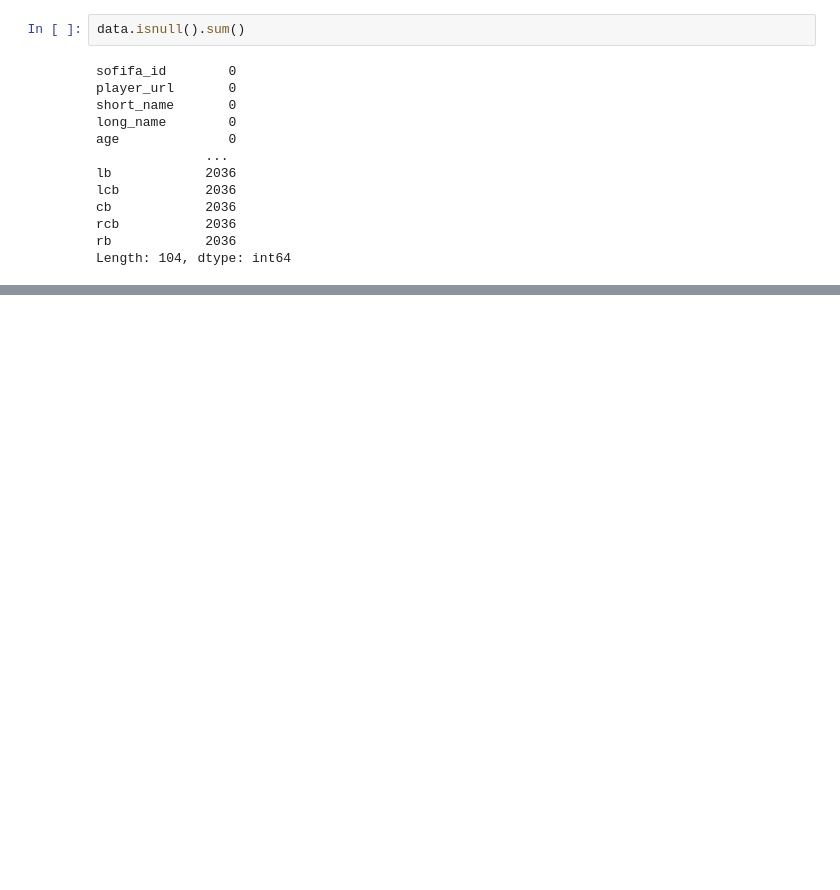
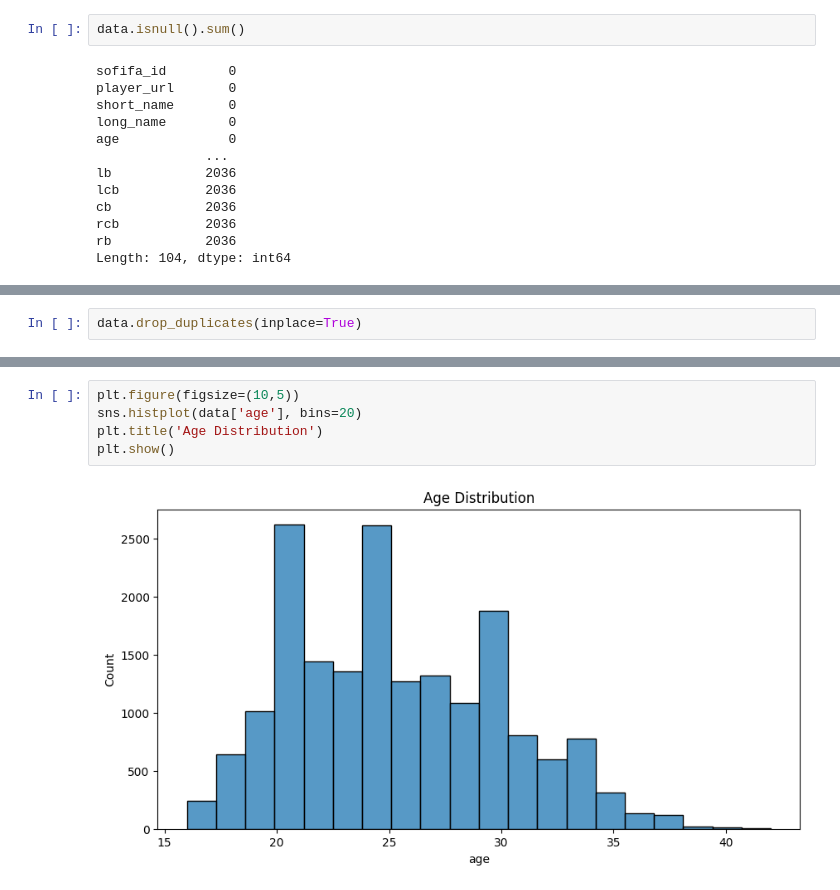
Before and after one commit to Govind99603/Fifa20, a Jupyter notebook: Fifa20.ipynb, the cells around one changed output, grey strips where cells are left out. Saved outputs shown, nothing was run; the diff lists cells and outputs as text; blank space fills up the shorter version.

```diff
--- a/Fifa20.ipynb
+++ b/Fifa20.ipynb
@@ -56,0 +44,2 @@ data.describe()
+# %%
+data.drop_duplicates(inplace=True)
@@ -56,0 +76,7 @@ data.describe()
+# %%
+plt.figure(figsize=(10,5))
+sns.histplot(data['age'], bins=20)
+plt.title('Age Distribution')
+plt.show()
+# %% [output]
+[figure, added]
```
Also changed, not shown: parts of 6 cells of this notebook.
